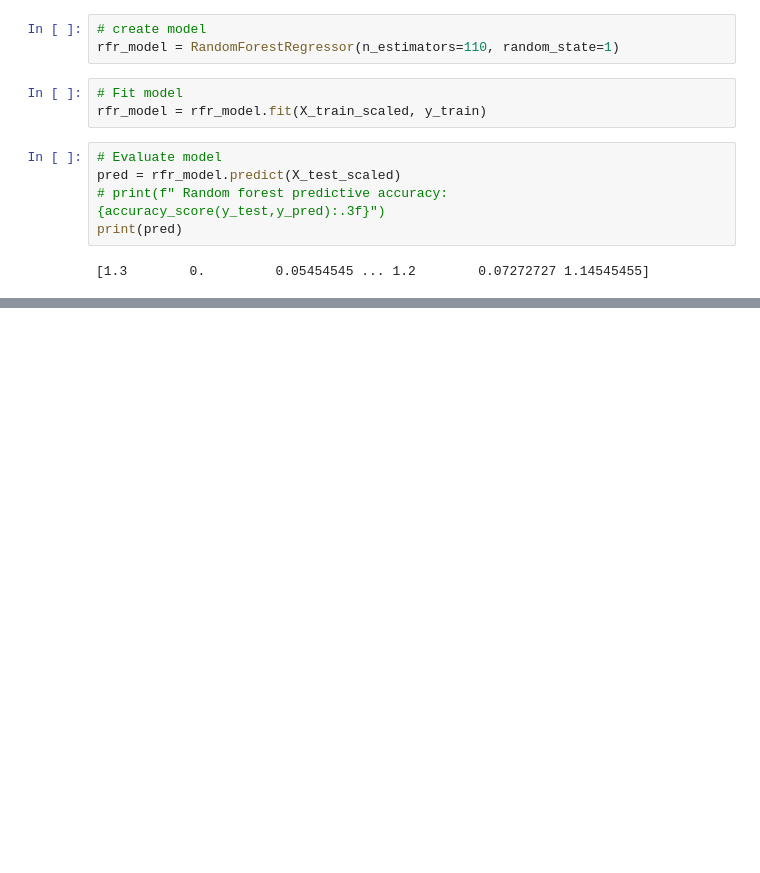
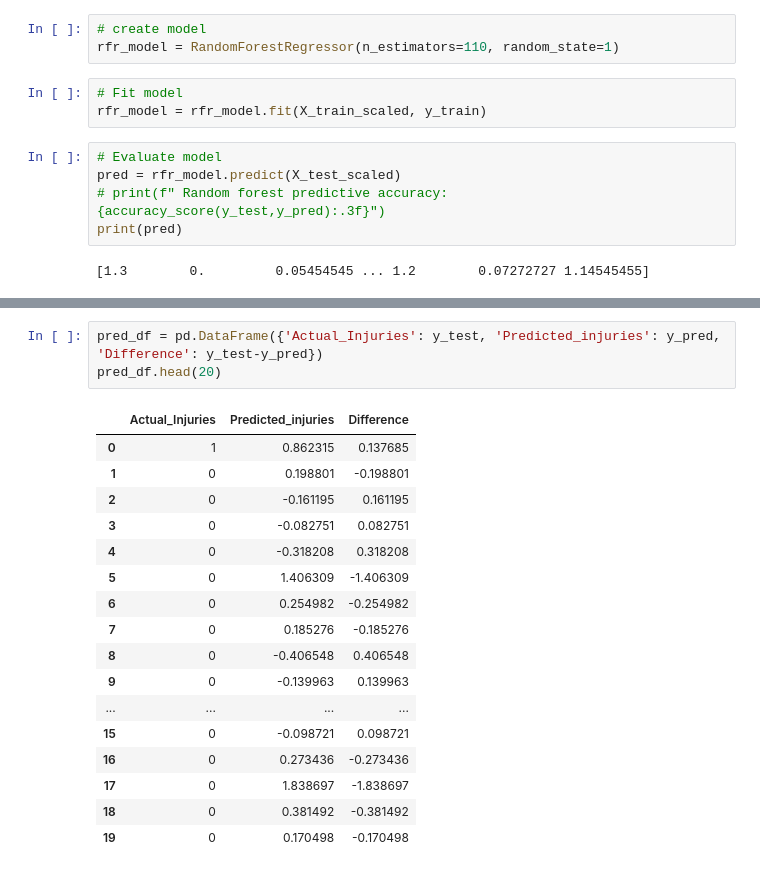
Before and after one commit to amiecostello22/Tornado_Alley, a Jupyter notebook: ML_Model.ipynb, the cells around one changed output, grey strips where cells are left out. Saved outputs shown, nothing was run; the diff lists cells and outputs as text; blank space fills up the shorter version.

```diff
--- a/ML_Model.ipynb
+++ b/ML_Model.ipynb
@@ -253,0 +271,21 @@ R squared Error :  0.5512472943680212
+# %%
+pred_df = pd.DataFrame({'Actual_Injuries': y_test, 'Predicted_injuries': y_pred, 'Difference': y_test-y_pred})
+pred_df.head(20)
+# %% [output]
+|  | Actual_Injuries | Predicted_injuries | Difference |
+| 0 | 1 | 0.862315 | 0.137685 |
+| 1 | 0 | 0.198801 | -0.198801 |
+| 2 | 0 | -0.161195 | 0.161195 |
+| 3 | 0 | -0.082751 | 0.082751 |
+| 4 | 0 | -0.318208 | 0.318208 |
+| 5 | 0 | 1.406309 | -1.406309 |
+| 6 | 0 | 0.254982 | -0.254982 |
+| 7 | 0 | 0.185276 | -0.185276 |
+| 8 | 0 | -0.406548 | 0.406548 |
+| 9 | 0 | -0.139963 | 0.139963 |
+| ... | ... | ... | ... |
+| 15 | 0 | -0.098721 | 0.098721 |
+| 16 | 0 | 0.273436 | -0.273436 |
+| 17 | 0 | 1.838697 | -1.838697 |
+| 18 | 0 | 0.381492 | -0.381492 |
+| 19 | 0 | 0.170498 | -0.170498 |
```
Also changed, not shown: parts of 19 cells of this notebook.
